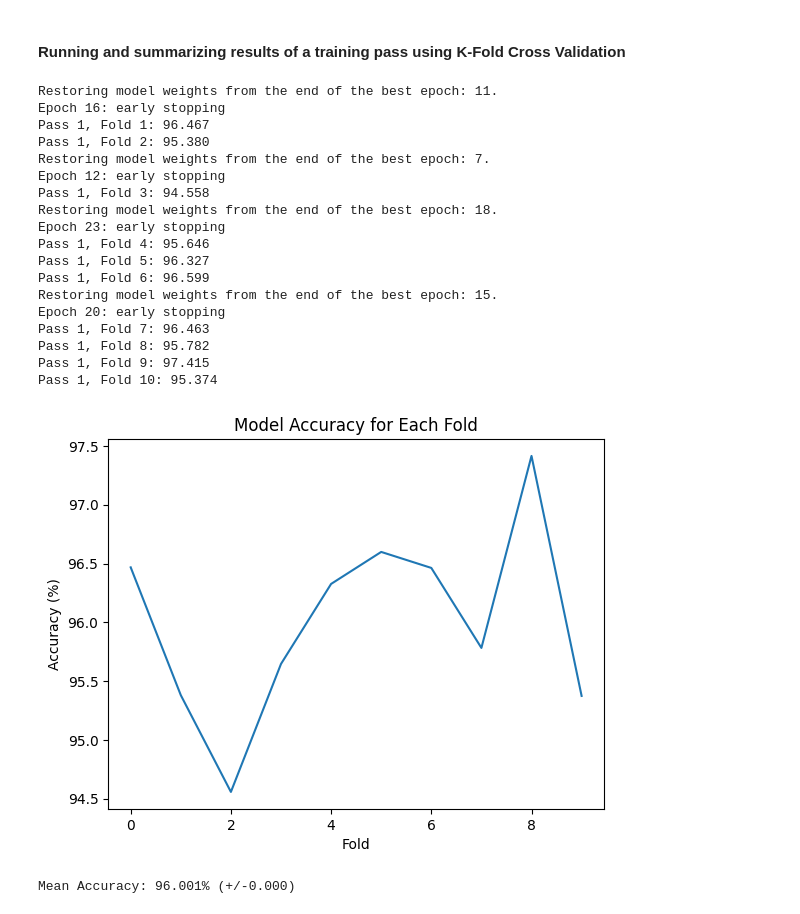
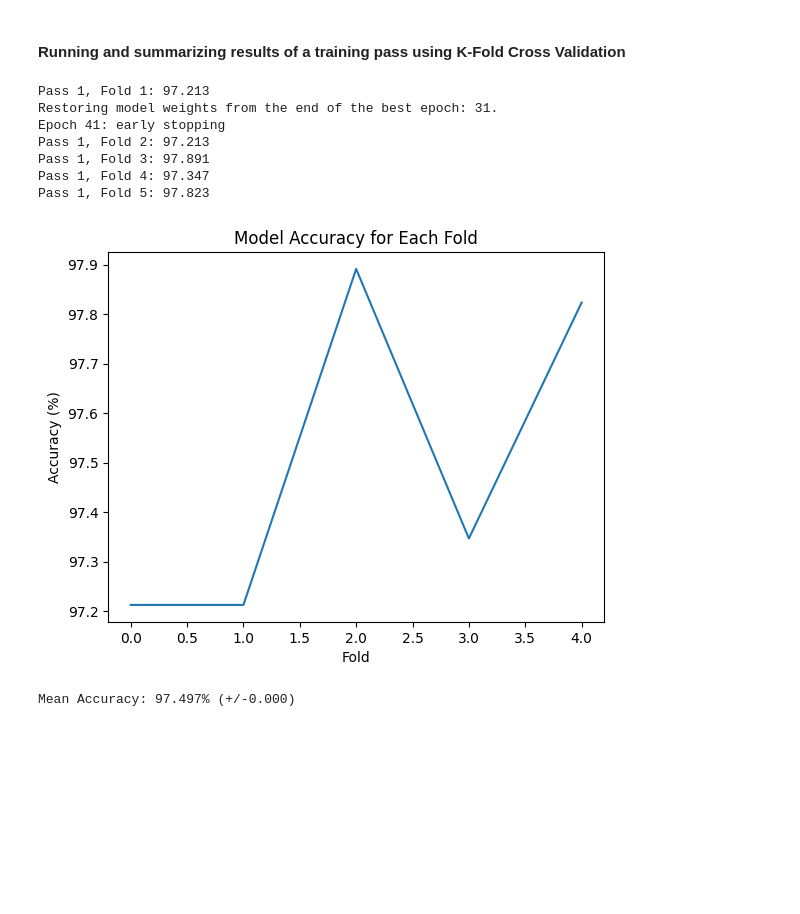
Before and after one commit to Sugoto/Human-Activity-Recognition, a Jupyter notebook: HAR_using_LSTM.ipynb, the cells around one changed output. Saved outputs shown, nothing was run; the diff lists cells and outputs as text; code cells hidden in the pictures; blank space fills up the shorter version.

```diff
--- a/HAR_using_LSTM.ipynb
+++ b/HAR_using_LSTM.ipynb
@@ -67,7 +67,7 @@ def load_dataset(prefix=''):
 #### Training and evaluating the LSTM model
 # %%
 def evaluate_model(trainX, trainy, testX, testy):
-    verbose, epochs, batch_size = 0, 25, 64
+    verbose, epochs, batch_size = 0, 50, 64
     n_timesteps, n_features, n_outputs = trainX.shape[1], trainX.shape[2], trainy.shape[1]
     n_steps, n_length = 4, 32
     trainX = trainX.reshape(
@@ -75,7 +75,7 @@ def evaluate_model(trainX, trainy, testX, testy):
     testX = testX.reshape((testX.shape[0], n_steps, 1, n_length, n_features))
 
     early_stop = EarlyStopping(
-        monitor='val_loss', patience=5, verbose=1, mode='min', restore_best_weights=True)
+        monitor='val_loss', patience=10, verbose=1, mode='min', restore_best_weights=True)
 
     model = Sequential()
     model.add(ConvLSTM2D(filters=64, kernel_size=(
@@ -104,51 +104,40 @@ def summarize_results(scores):
     plt.fill_between(range(len(mean_scores)), mean_scores - std_scores, mean_scores + std_scores, alpha=0.1)
     plt.title('Model Accuracy for Each Fold')
     plt.ylabel('Accuracy (%)')
     plt.xlabel('Fold')
     plt.show()
 
     print(f'\nMean Accuracy: {np.mean(mean_scores):.3f}% (+/-{np.mean(std_scores):.3f})')
 
 
 def run_experiment(repeats=1):
     train_X, train_y, test_X, test_y = load_dataset()
     all_scores = []
-    kf = KFold(n_splits=10, shuffle=True, random_state=42)
+    kf = KFold(n_splits=5, shuffle=True, random_state=42)
 
     for r in range(repeats):
         fold_scores = []
         for i, (train_idx, val_idx) in enumerate(kf.split(train_X), 1):
             X_train, X_val = train_X[train_idx], train_X[val_idx]
             y_train, y_val = train_y[train_idx], train_y[val_idx]
 
             score = evaluate_model(X_train, y_train, X_val, y_val)[0] * 100.0
             fold_scores.append(score)
             print(f'Pass {r+1}, Fold {i}: {score:.3f}')
 
         all_scores.append(fold_scores)
 
     summarize_results(all_scores)
 
 
 run_experiment()
 # %% [output]
-Restoring model weights from the end of the best epoch: 11.
-Epoch 16: early stopping
-Pass 1, Fold 1: 96.467
-Pass 1, Fold 2: 95.380
-Restoring model weights from the end of the best epoch: 7.
-Epoch 12: early stopping
-Pass 1, Fold 3: 94.558
-Restoring model weights from the end of the best epoch: 18.
-Epoch 23: early stopping
-Pass 1, Fold 4: 95.646
-Pass 1, Fold 5: 96.327
-Pass 1, Fold 6: 96.599
-Restoring model weights from the end of the best epoch: 15.
-Epoch 20: early stopping
-Pass 1, Fold 7: 96.463
-Pass 1, Fold 8: 95.782
-Pass 1, Fold 9: 97.415
-Pass 1, Fold 10: 95.374
+Pass 1, Fold 1: 97.213
+Restoring model weights from the end of the best epoch: 31.
+Epoch 41: early stopping
+Pass 1, Fold 2: 97.213
+Pass 1, Fold 3: 97.891
+Pass 1, Fold 4: 97.347
+Pass 1, Fold 5: 97.823
-[figure, old version]
+[figure, new version]
-Mean Accuracy: 96.001% (+/-0.000)
+Mean Accuracy: 97.497% (+/-0.000)
```
